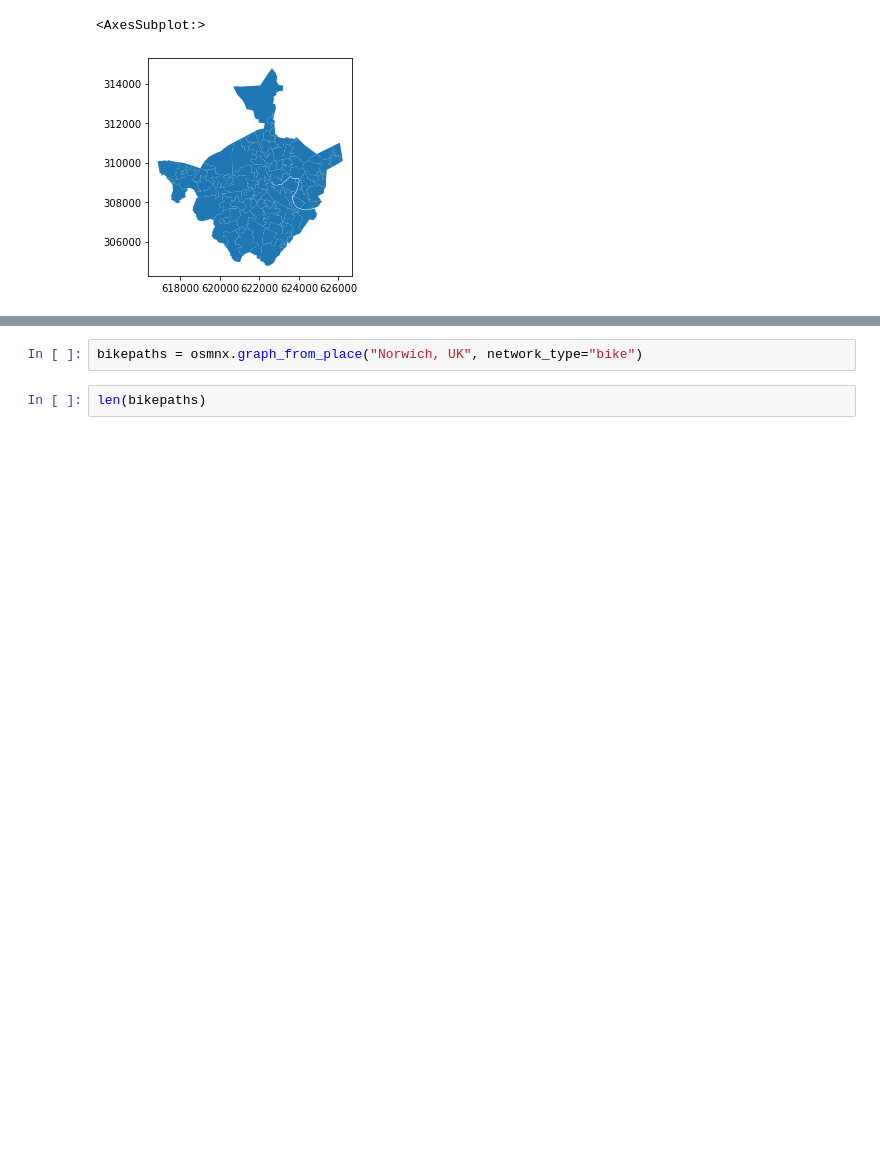
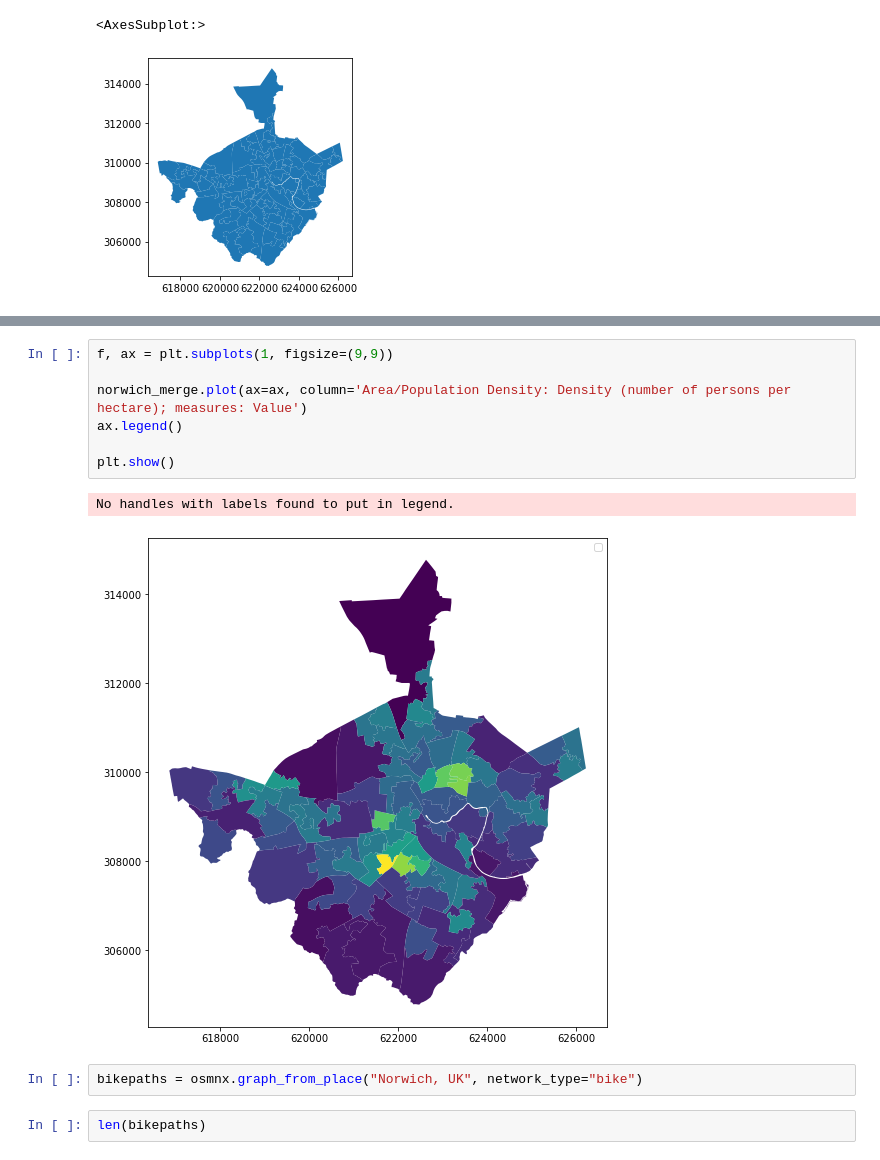
Before and after one commit to ABostrom/InformationVisualisation, a Jupyter notebook: lab_01.ipynb, the cells around one changed output, grey strips where cells are left out. Cells and saved outputs as stored; diff of their text form; blank space fills up the shorter version.

```diff
--- a/lab_01.ipynb
+++ b/lab_01.ipynb
@@ -28,3 +80,13 @@ norwich.plot()
+# %%
+f, ax = plt.subplots(1, figsize=(9,9))
+
+norwich_merge.plot(ax=ax, column='Area/Population Density: Density (number of persons per hectare); measures: Value')
+ax.legend()
+
+plt.show()
+# %% [output]
+No handles with labels found to put in legend.
+[figure, added]
 # %%
 bikepaths = osmnx.graph_from_place("Norwich, UK", network_type="bike")
 # %%
```
Also changed, not shown: parts of 8 cells of this notebook.
